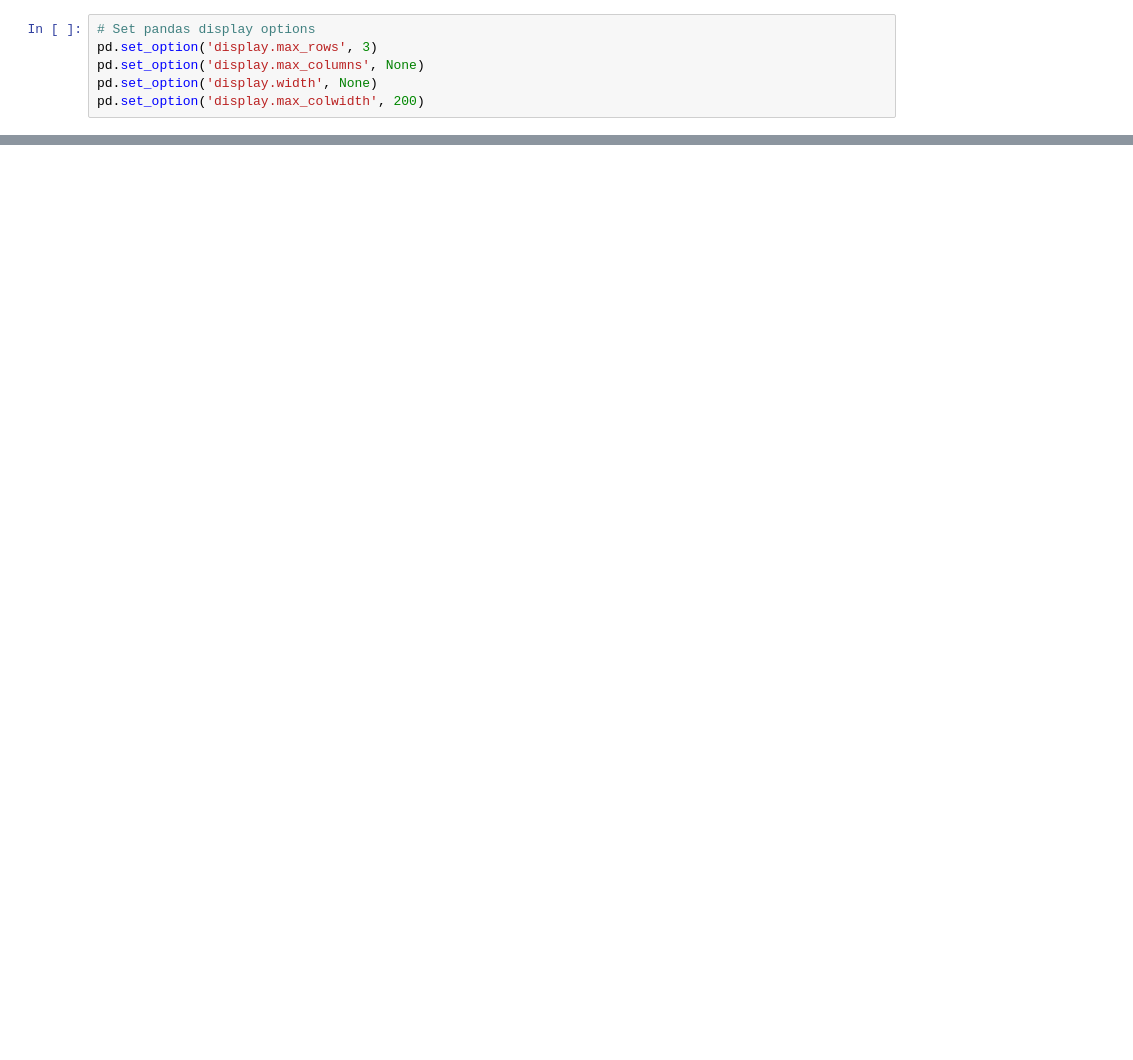
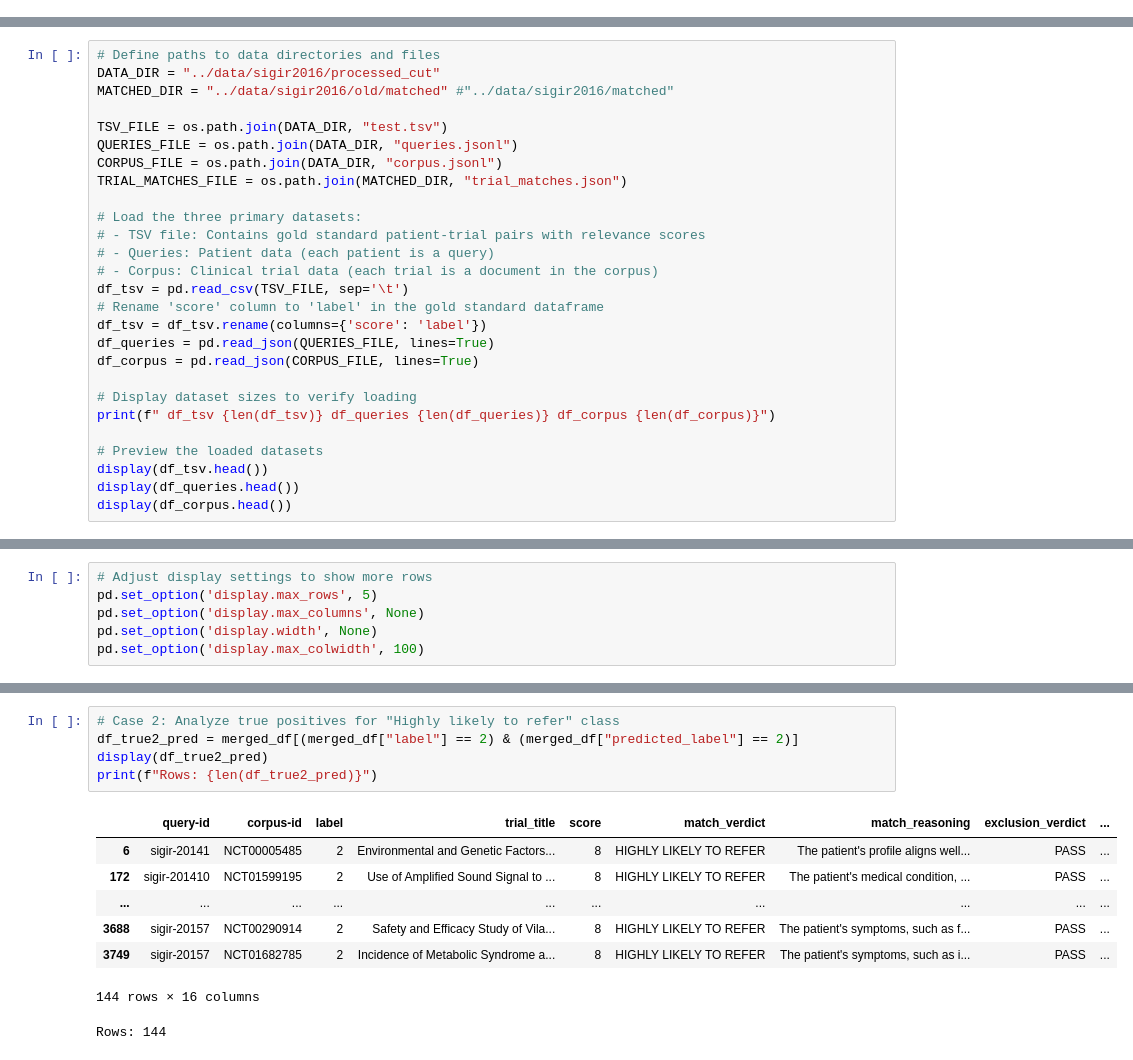
Before and after one commit to mikeS141618/trialmesh, a Jupyter notebook: notebooks/sigir_eval_results.ipynb, the cells around one changed output, grey strips where cells are left out. Cells and saved outputs as stored; diff of their text form; blank space fills up the shorter version.

Commit message:
updated sigir_eval_results to now display not captured rows from the test

```diff
--- a/notebooks/sigir_eval_results.ipynb
+++ b/notebooks/sigir_eval_results.ipynb
@@ -70,6 +0,0 @@ import numpy as np
-# %%
-# Set pandas display options
-pd.set_option('display.max_rows', 3)
-pd.set_option('display.max_columns', None)
-pd.set_option('display.width', None)
-pd.set_option('display.max_colwidth', 200)
@@ -455,0 +58,27 @@ Confusion Matrix:
+# %%
+# Define paths to data directories and files
+DATA_DIR = "../data/sigir2016/processed_cut"
+MATCHED_DIR = "../data/sigir2016/old/matched" #"../data/sigir2016/matched"
+
+TSV_FILE = os.path.join(DATA_DIR, "test.tsv")
+QUERIES_FILE = os.path.join(DATA_DIR, "queries.jsonl")
+CORPUS_FILE = os.path.join(DATA_DIR, "corpus.jsonl")
+TRIAL_MATCHES_FILE = os.path.join(MATCHED_DIR, "trial_matches.json")
+
+# Load the three primary datasets:
+# - TSV file: Contains gold standard patient-trial pairs with relevance scores
+# - Queries: Patient data (each patient is a query)
+# - Corpus: Clinical trial data (each trial is a document in the corpus)
+df_tsv = pd.read_csv(TSV_FILE, sep='\t')
+# Rename 'score' column to 'label' in the gold standard dataframe
+df_tsv = df_tsv.rename(columns={'score': 'label'})
+df_queries = pd.read_json(QUERIES_FILE, lines=True)
+df_corpus = pd.read_json(CORPUS_FILE, lines=True)
+
+# Display dataset sizes to verify loading
+print(f" df_tsv {len(df_tsv)} df_queries {len(df_queries)} df_corpus {len(df_corpus)}")
+
+# Preview the loaded datasets
+display(df_tsv.head())
+display(df_queries.head())
+display(df_corpus.head())
@@ -455,0 +322,6 @@ Confusion Matrix:
+# %%
+# Adjust display settings to show more rows
+pd.set_option('display.max_rows', 5)
+pd.set_option('display.max_columns', None)
+pd.set_option('display.width', None)
+pd.set_option('display.max_colwidth', 100)
@@ -455,0 +342,14 @@ Confusion Matrix:
+# %%
+# Case 2: Analyze true positives for "Highly likely to refer" class
+df_true2_pred = merged_df[(merged_df["label"] == 2) & (merged_df["predicted_label"] == 2)]
+display(df_true2_pred)
+print(f"Rows: {len(df_true2_pred)}")
+# %% [output]
+|  | query-id | corpus-id | label | trial_title | score | match_verdict | match_reasoning | exclusion_verdict | ... |
+| 6 | sigir-20141 | NCT00005485 | 2 | Environmental and Genetic Factors... | 8 | HIGHLY LIKELY TO REFER | The patient's profile aligns well... | PASS | ... |
+| 172 | sigir-201410 | NCT01599195 | 2 | Use of Amplified Sound Signal to ... | 8 | HIGHLY LIKELY TO REFER | The patient's medical condition, ... | PASS | ... |
+| ... | ... | ... | ... | ... | ... | ... | ... | ... | ... |
+| 3688 | sigir-20157 | NCT00290914 | 2 | Safety and Efficacy Study of Vila... | 8 | HIGHLY LIKELY TO REFER | The patient's symptoms, such as f... | PASS | ... |
+| 3749 | sigir-20157 | NCT01682785 | 2 | Incidence of Metabolic Syndrome a... | 8 | HIGHLY LIKELY TO REFER | The patient's symptoms, such as i... | PASS | ... |
+144 rows × 16 columns
+Rows: 144
```
Also changed, not shown: parts of 43 cells of this notebook.
